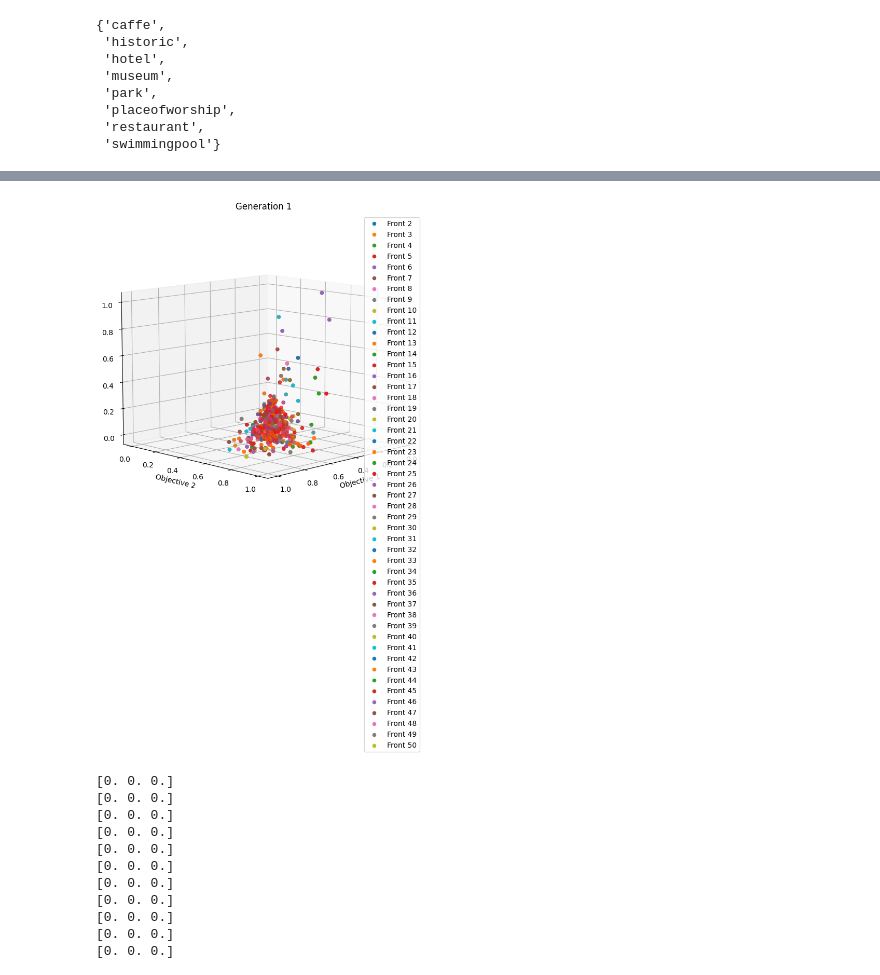
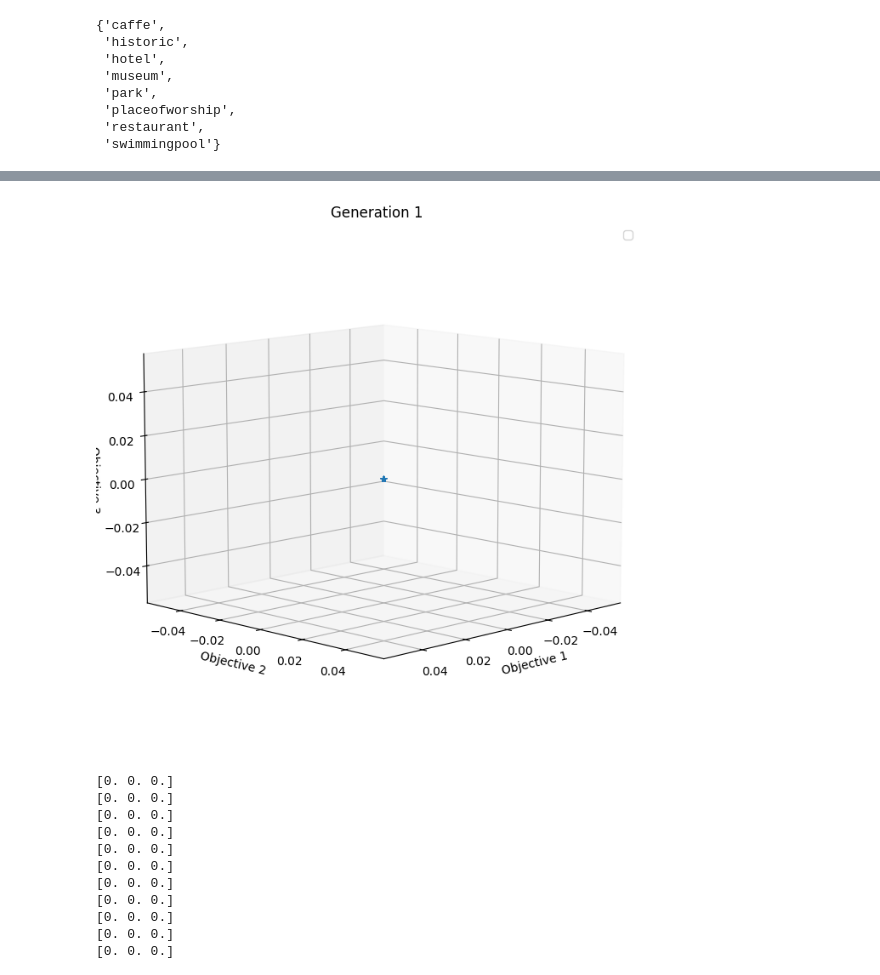
Before and after one commit to hosngholami/RecommenderSystem, a Jupyter notebook: RecommenderSystem.ipynb, the cells around one changed output, grey strips where cells are left out. Drawn from its saved outputs; the diff is of its cells as text; code cells hidden in the pictures.

```diff
--- a/RecommenderSystem.ipynb
+++ b/RecommenderSystem.ipynb
@@ -171,7 +171,7 @@ class GeneticAlgorithmConfig():
   totalLocationSize = 1
   hotelSize = 1
   numberLocationSize = len(locations[locations["type"] != "hotel"])
-  totalRouteSize = 50
+  totalRouteSize = 10
   timePlaceMappingSize = 2
   n_var = ((numberLocationSize * timePlaceMappingSize) +
          (hotelSize * timePlaceMappingSize) +
@@ -953,38 +987,36 @@ def update(frame):
 
     # ax.set_xlim(0, 1)
     # ax.set_ylim(0, 1)
     # ax.set_zlim(0, 1)
     ax.set_xlabel("Objective 1")
     ax.set_ylabel("Objective 2")
     ax.set_zlabel("Objective 3")
     ax.set_title(f"Generation {frame+1}")  # نمایش شماره نسل
 
     if frame < len(GeneticAlgorithmConfig.pareto_generations):
         fronts = GeneticAlgorithmConfig.pareto_generations[frame]  # گرفتن جبهه‌های پارتو برای این مرحله
         for i, pareto in enumerate(fronts):
           if i == 0:
-            ax.scatter(pareto[:, 0], pareto[:, 1], abs(pareto[:, 2]),
-                       color=colors[frame % len(colors)], alpha=0.7,
+            ax.scatter(pareto[:, 0], pareto[:, 1], abs(pareto[:, 2]), alpha=0.7,
                        marker='*')  # ستاره برای جبهه اول
           else:
-            ax.scatter(pareto[:, 0], pareto[:, 1], abs(pareto[:, 2]),
-                       color=colors[frame % len(colors)], alpha=0.7, )  # دایره برای جبهه‌های دیگر
+            ax.scatter(pareto[:, 0], pareto[:, 1], abs(pareto[:, 2]), alpha=0.7, )  # دایره برای جبهه‌های دیگر
             ax.scatter(pareto[:, 0], pareto[:, 1], abs(pareto[:, 2]), label=f'Front {i+1}')
 
             # بررسی تسلط کروموزوم‌ها
 
 
         ax.legend()  # نمایش راهنما
 
 # 4️⃣ ایجاد انیمیشن
 ani = animation.FuncAnimation(fig, update, frames=GeneticAlgorithmConfig.number_genrations, interval=1000, repeat=False)
 ani.save("animation.gif", writer="pillow", dpi=100)
 # 5️⃣ نمایش در Google Colab و Jupyter Notebook
 from IPython.display import HTML
 HTML(ani.to_jshtml())
 # %% [output]
 [interactive output not drawn]
-[figure, old version]
+[figure, new version]
 # %%
 import plotly.graph_objects as go
 
```
Also changed, not shown: parts of 3 cells of this notebook.
